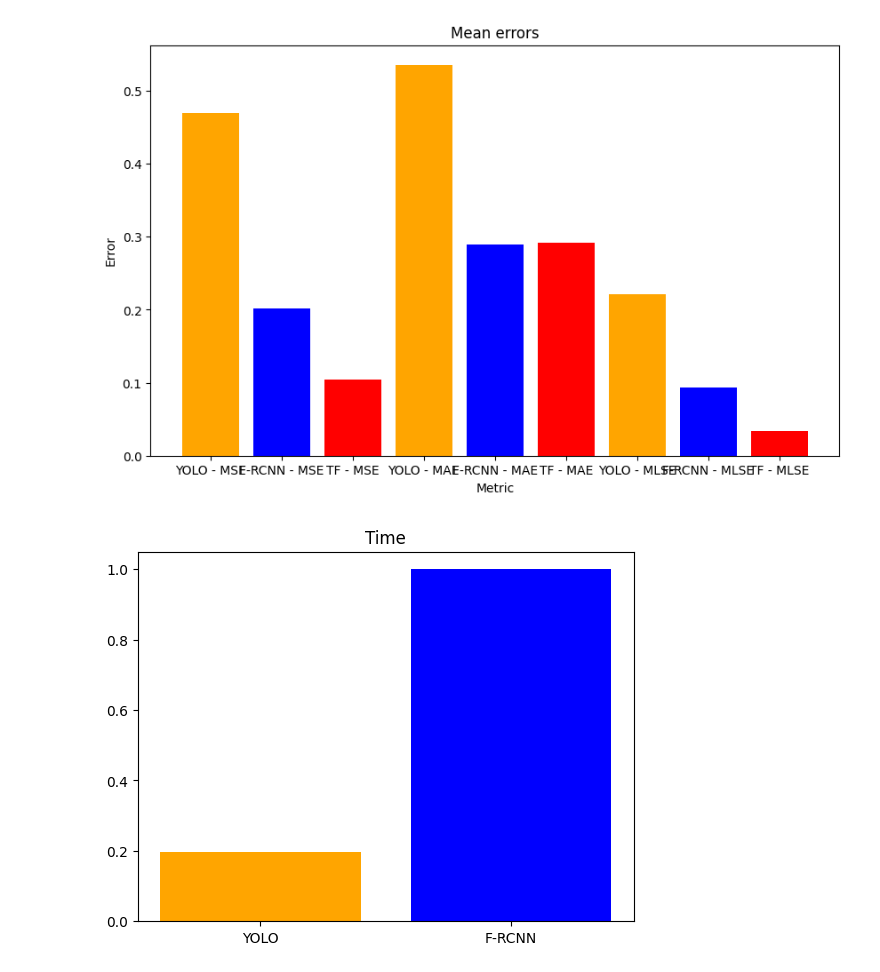
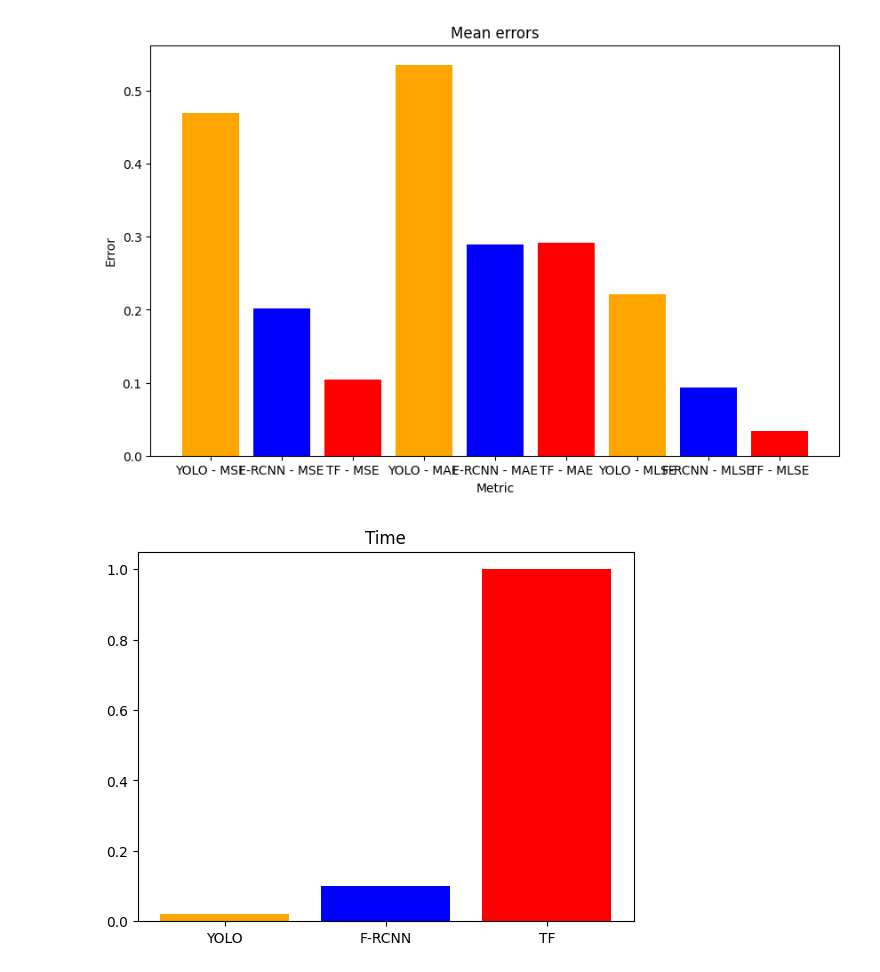
Before and after one commit to ivamorgra/MLE-G1, a Jupyter notebook: code/Results/Results.ipynb, the cells around one changed output. Cells and saved outputs as stored; diff of their text form; code cells hidden in the pictures.

```diff
--- a/code/Results/Results.ipynb
+++ b/code/Results/Results.ipynb
@@ -161,27 +160,27 @@ plt.show()
 # %%
 yolo_time = yolo_dog["time"]
 faster_rcnn_time = faster_rcnn_dog["time"]
 tensorflow_time =tensorflow_dog["time"]
 
 normalized_yolo_time = yolo_time / max([yolo_time, faster_rcnn_time, tensorflow_time])
 normalized_faster_rcnn_time = faster_rcnn_time / max([yolo_time, faster_rcnn_time, tensorflow_time])
 normalized_tensorflow_time = tensorflow_time / max([yolo_time, faster_rcnn_time, tensorflow_time])
 
 values = [normalized_yolo_time, normalized_faster_rcnn_time, normalized_tensorflow_time]
 
 # Your category names
 categories = ['YOLO', 'F-RCNN', 'TF']
 
 # Set colors for the top 3 and bottom 3
-colors = ['orange', 'blue'.'red'] * 3
+colors = ['orange', 'blue','red'] * 3
 
 # Create the horizontal bar chart
 plt.bar(categories, values, color=colors)
 
 # Set labels and title
 plt.title('Time')
 
 # Show the plot
 plt.show()
 # %% [output]
-[figure, old version]
+[figure, new version]
```
Also changed, not shown: parts of 1 cell of this notebook.
